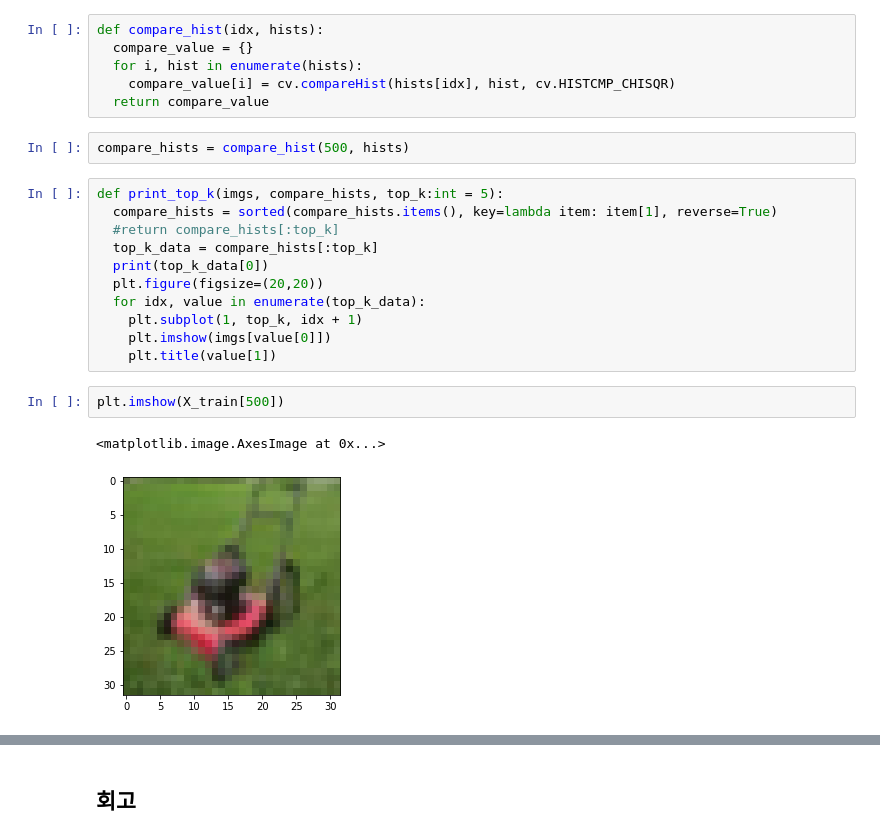
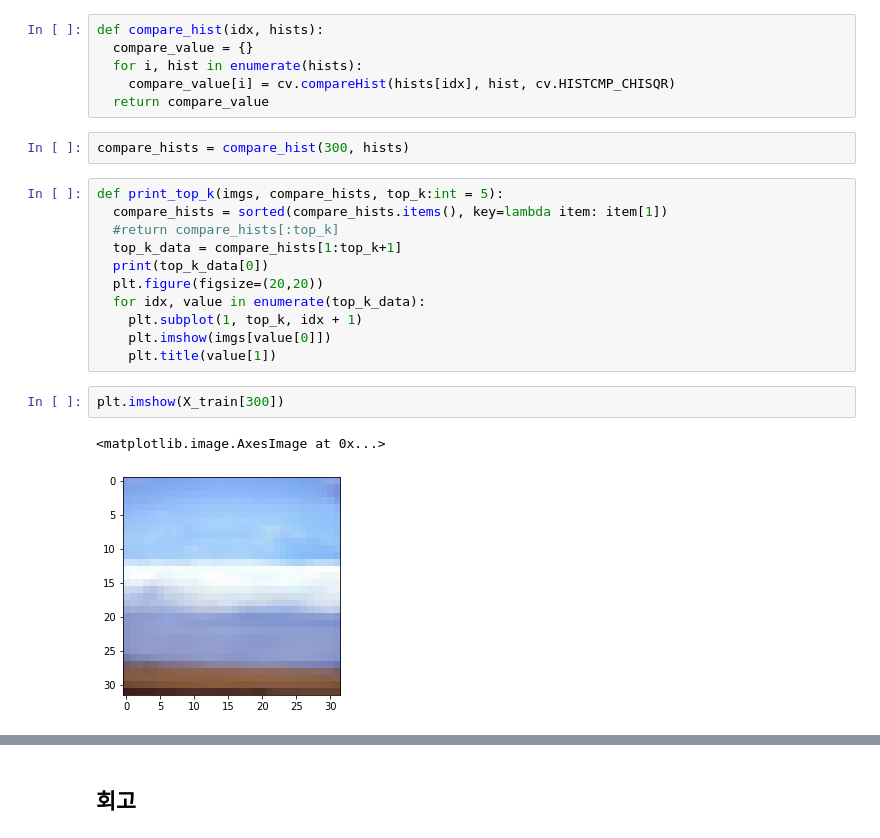
Before and after one commit to LBR56/aiffel, a Jupyter notebook: Lms/Fundamentals/13_img_data_handling/README.ipynb, the cells around one changed output, grey strips where cells are left out. Drawn from its saved outputs; the diff is of its cells as text.

```diff
--- a/Lms/Fundamentals/13_img_data_handling/README.ipynb
+++ b/Lms/Fundamentals/13_img_data_handling/README.ipynb
@@ -254,12 +256,12 @@ def compare_hist(idx, hists):
     compare_value[i] = cv.compareHist(hists[idx], hist, cv.HISTCMP_CHISQR)
   return compare_value
 # %%
-compare_hists = compare_hist(500, hists)
+compare_hists = compare_hist(300, hists)
 # %%
 def print_top_k(imgs, compare_hists, top_k:int = 5):
-  compare_hists = sorted(compare_hists.items(), key=lambda item: item[1], reverse=True)
+  compare_hists = sorted(compare_hists.items(), key=lambda item: item[1])
   #return compare_hists[:top_k]
-  top_k_data = compare_hists[:top_k]
+  top_k_data = compare_hists[1:top_k+1]
   print(top_k_data[0])
   plt.figure(figsize=(20,20))
   for idx, value in enumerate(top_k_data):
@@ -267,10 +269,10 @@ def print_top_k(imgs, compare_hists, top_k:int = 5):
     plt.imshow(imgs[value[0]])
     plt.title(value[1])
 # %%
-plt.imshow(X_train[500])
+plt.imshow(X_train[300])
 # %% [output]
 <matplotlib.image.AxesImage at 0x...>
-[figure, old version]
+[figure, new version]
 # %%
 print_top_k(X_train, compare_hists)
 # %% [output]
```
Also changed, not shown: parts of 5 cells of this notebook, 8 other files.
